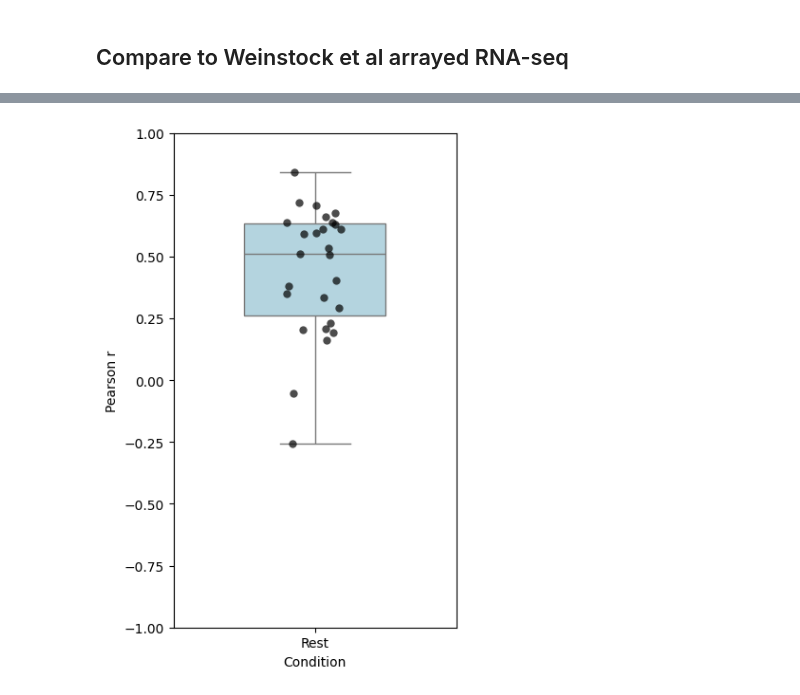
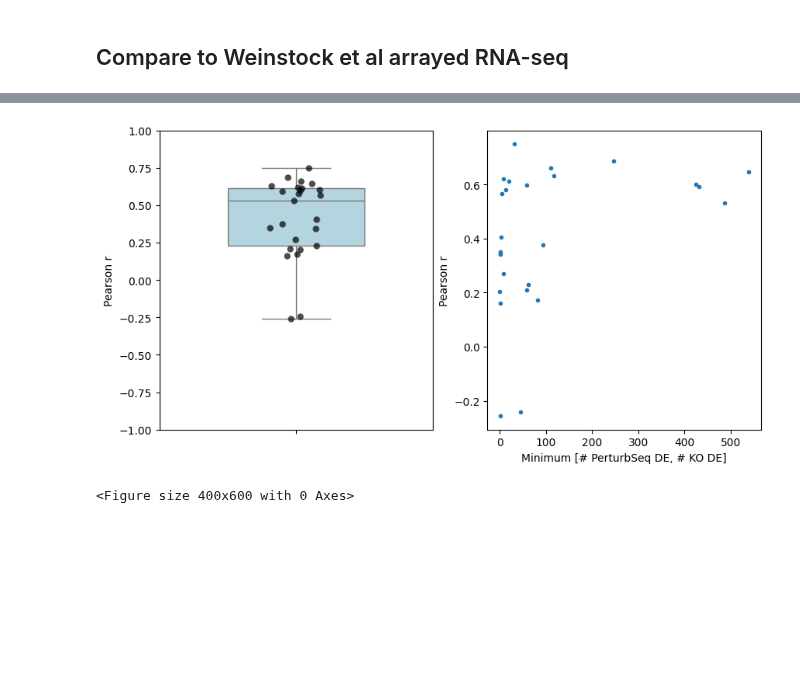
Before and after one commit to emdann/GWT_perturbseq_analysis_2025, a Jupyter notebook: src/3_DE_analysis/ArrayedRNAseq_comparison.ipynb, the cells around one changed output, grey strips where cells are left out. Drawn from its saved outputs; the diff is of its cells as text; code cells hidden in the pictures; blank space fills up the shorter version.

```diff
--- a/src/3_DE_analysis/ArrayedRNAseq_comparison.ipynb
+++ b/src/3_DE_analysis/ArrayedRNAseq_comparison.ipynb
@@ -42,0 +77,14 @@ adata_de.obs['target_contrast'].nunique()
+# %%
+adata_freimer = sc.read_h5ad('dsata/Freimer_et_al_DE.h5ad')
+adata_freimer.layers['zscore'] = adata_freimer.layers['log_fc'] / adata_freimer.layers['lfcSE']
+common_perturbations = np.intersect1d(adata_freimer.obs.target_gene, adata_de.obs['target_contrast_gene_name'])
+# %%
+thre = 0.05 # Significance threshold
+# Only consider perturbations that have >=100 DE genes in either Freimer et al arrayed RNAseq or Perturb-seq dataset
+sig_number = np.zeros(len(common_perturbations))
+for i, g in enumerate(common_perturbations):
+    freimer_set = set(adata_freimer[:,adata_freimer[adata_freimer.obs['target_gene']==g].layers['adj_p_value']<thre].var.gene_id)
+    perturbseq_set = set(adata_de[:,adata_de[adata_de.obs['target_contrast_gene_name']==g].layers['adj_p_value']<thre].var.gene_ids)
+    sig_number[i] = len(freimer_set | perturbseq_set)
+sig_number = sig_number.astype(int)
+common_sig_perturbations = common_perturbations[sig_number>=100]
@@ -49,10 +194,13 @@ common_perturbations = np.intersect1d(weinstock_kos, adata_de[adata_de.obs.cultu
 weinstock_df['zscore'] = weinstock_df['log2FoldChange'] / weinstock_df['lfcSE']
 weinstock_df['gene_id'] = weinstock_df['gene_id'].str.split('.').str[0]
 # %%
-# Only consider perturbations that have >=30 DE genes
+thre = 0.05 # Significance threshold
+# Only consider perturbations that have >=100 DE genes in either Weinstock et al arrayed RNAseq or Perturb-seq dataset
 sig_number = np.zeros(len(common_perturbations))
 for i, g in enumerate(common_perturbations):
-    sig_number[i] = np.sum(weinstock_df[weinstock_df['KO'] == g].set_index('gene_id')['padj'] < 0.05)
+    weinstock_set = set(weinstock_df[(weinstock_df['KO'] == g)&(weinstock_df.padj<thre)].gene_id)
+    perturbseq_set = set(adata_de[:,adata_de[adata_de.obs['target_contrast_gene_name']==g].layers['adj_p_value']<thre].var.gene_ids)
+    sig_number[i] = len(weinstock_set | perturbseq_set)
 sig_number = sig_number.astype(int)
-common_sig_perturbations = common_perturbations[sig_number>=30]
+common_sig_perturbations = common_perturbations[sig_number>=100]
 # %%
@@ -145,15 +277,26 @@ num_signif = pd.DataFrame({'gwt_signif': gwt_signif, 'ko_signif': ko_signif})
 # %%
+gwt_signif = gwt_signif.astype(int)
+ko_signif = ko_signif.astype(int)
+num_signif = pd.DataFrame({'gwt_signif': gwt_signif, 'ko_signif': ko_signif})
 # Create a simple DataFrame
-df = pd.DataFrame({'r': rest_signif_corr_all, 'Condition': 'Rest'})
+df = pd.DataFrame({'r': rest_signif_corr_all[:,0], 'pvalue': rest_signif_corr_all[:,1]})
 
-# Plot violin
+fig, ax = plt.subplots(1, 2, figsize=(10,5))
+# Plot box & stripplot
 plt.figure(figsize=(4, 6))
-sns.boxplot(data=df, x='Condition', y='r', color='lightblue', width=0.5)
-sns.stripplot(data=df, x='Condition', y='r', color='black', size=6, jitter=True, alpha=0.7)
+sns.boxplot(data=df, y='r', color='lightblue', width=0.5, ax=ax[0])
+sns.stripplot(data=df, y='r', color='black', size=6, jitter=True, alpha=0.7, ax=ax[0])
 
-plt.ylabel("Pearson r")
-plt.ylim(-1, 1)  # since r ranges from -1 to 1
+ax[0].set_ylabel("Pearson r")
+ax[0].set_ylim(-1, 1)  # since r ranges from -1 to 1
+
+ax[1].plot(np.min(num_signif, axis=1), rest_signif_corr_all[:,0], '.')
+ax[1].set_xlabel('Minimum [# PerturbSeq DE, # KO DE]')
+ax[1].set_ylabel('Pearson r')
+
+sns.despine()
 plt.tight_layout()
 plt.show()
 # %% [output]
-[figure, old version]
+[figure, new version]
+<Figure size 400x600 with 0 Axes>
```
Also changed, not shown: parts of 14 cells of this notebook, 4 other files.
